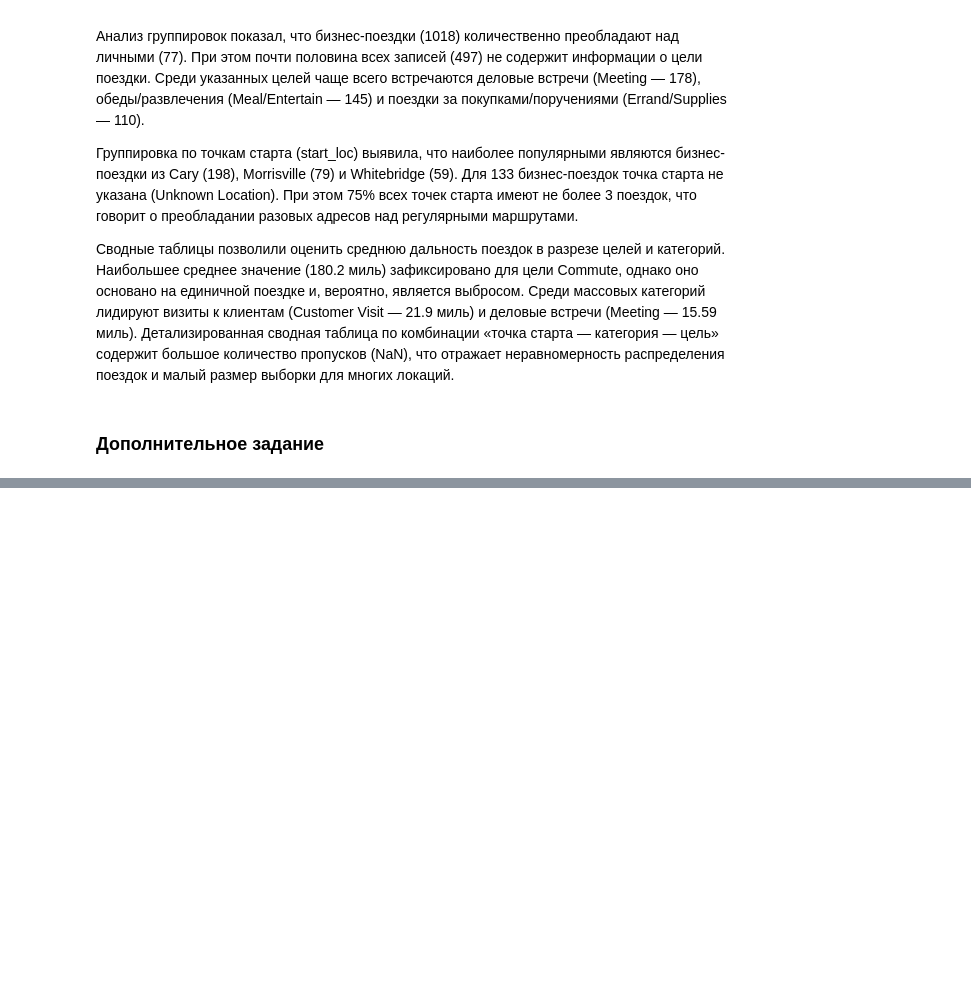
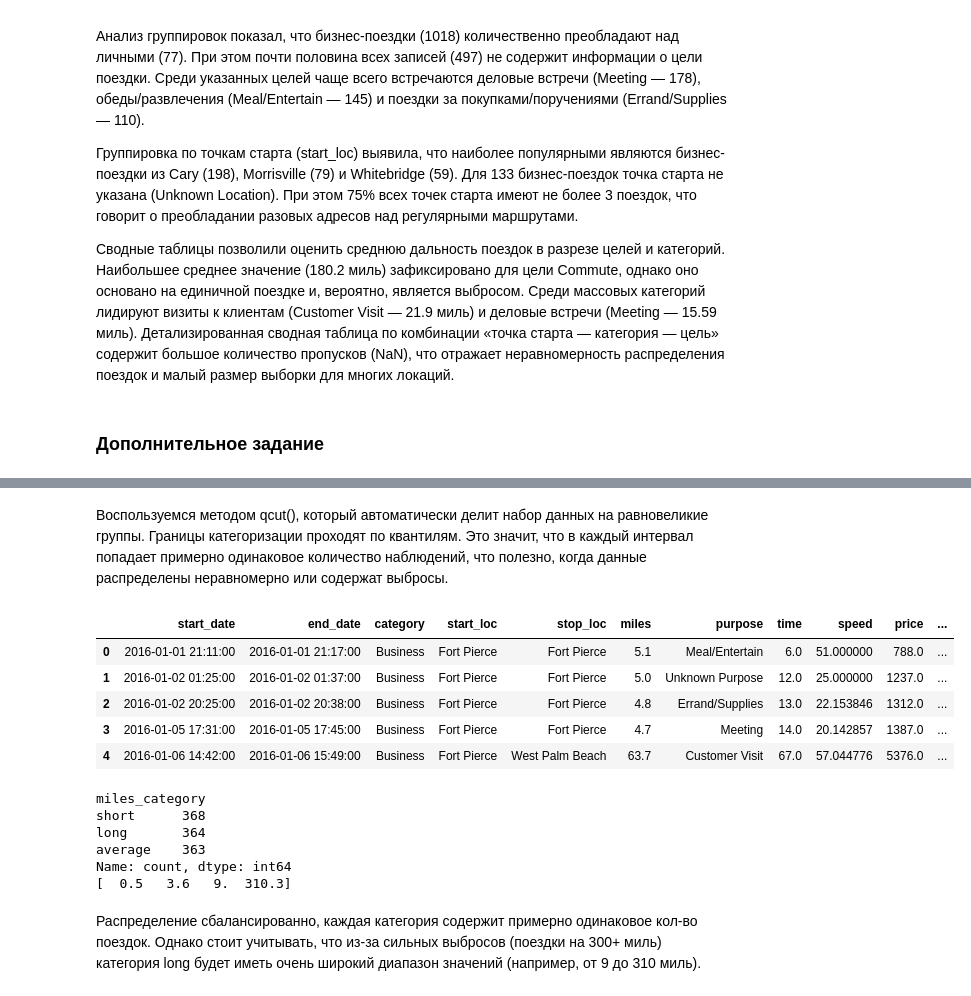
Before and after one commit to AlekseevaAnna1/data-analytics-labs, a Jupyter notebook: ЛР1_Алексеева_1.ipynb, the cells around one changed output, grey strips where cells are left out. Saved outputs shown, nothing was run; the diff lists cells and outputs as text; code cells hidden in the pictures; blank space fills up the shorter version.

```diff
--- a/ЛР1_Алексеева_1.ipynb
+++ b/ЛР1_Алексеева_1.ipynb
@@ -472,0 +592,25 @@ Agnew                   NaN     NaN    NaN             NaN
+# %% [markdown]
+Воспользуемся методом qcut(), который автоматически делит набор данных на равновеликие группы. Границы категоризации проходят по квантилям.
+    Это значит, что в каждый интервал попадает примерно одинаковое количество наблюдений, что полезно, когда данные распределены неравномерно или содержат выбросы.
+# %%
+df['miles_category'], bins = pd.qcut(x=df['miles'], q=3, labels=['short', 'average', 'long'], retbins=True)
+df.head()
+# %% [output]
+|  | start_date | end_date | category | start_loc | stop_loc | miles | purpose | time | speed | price | ... |
+| 0 | 2016-01-01 21:11:00 | 2016-01-01 21:17:00 | Business | Fort Pierce | Fort Pierce | 5.1 | Meal/Entertain | 6.0 | 51.000000 | 788.0 | ... |
+| 1 | 2016-01-02 01:25:00 | 2016-01-02 01:37:00 | Business | Fort Pierce | Fort Pierce | 5.0 | Unknown Purpose | 12.0 | 25.000000 | 1237.0 | ... |
+| 2 | 2016-01-02 20:25:00 | 2016-01-02 20:38:00 | Business | Fort Pierce | Fort Pierce | 4.8 | Errand/Supplies | 13.0 | 22.153846 | 1312.0 | ... |
+| 3 | 2016-01-05 17:31:00 | 2016-01-05 17:45:00 | Business | Fort Pierce | Fort Pierce | 4.7 | Meeting | 14.0 | 20.142857 | 1387.0 | ... |
+| 4 | 2016-01-06 14:42:00 | 2016-01-06 15:49:00 | Business | Fort Pierce | West Palm Beach | 63.7 | Customer Visit | 67.0 | 57.044776 | 5376.0 | ... |
+# %%
+print(df['miles_category'].value_counts())
+print(bins)
+# %% [output]
+miles_category
+short      368
+long       364
+average    363
+Name: count, dtype: int64
+[  0.5   3.6   9.  310.3]
+# %% [markdown]
+Распределение сбалансированно, каждая категория содержит примерно одинаковое кол-во поездок. Однако стоит учитывать, что из-за сильных выбросов (поездки на 300+ миль) категория long будет иметь очень широкий диапазон значений (например, от 9 до 310 миль).
```
Also changed, not shown: parts of 26 cells of this notebook, 1 other file.
